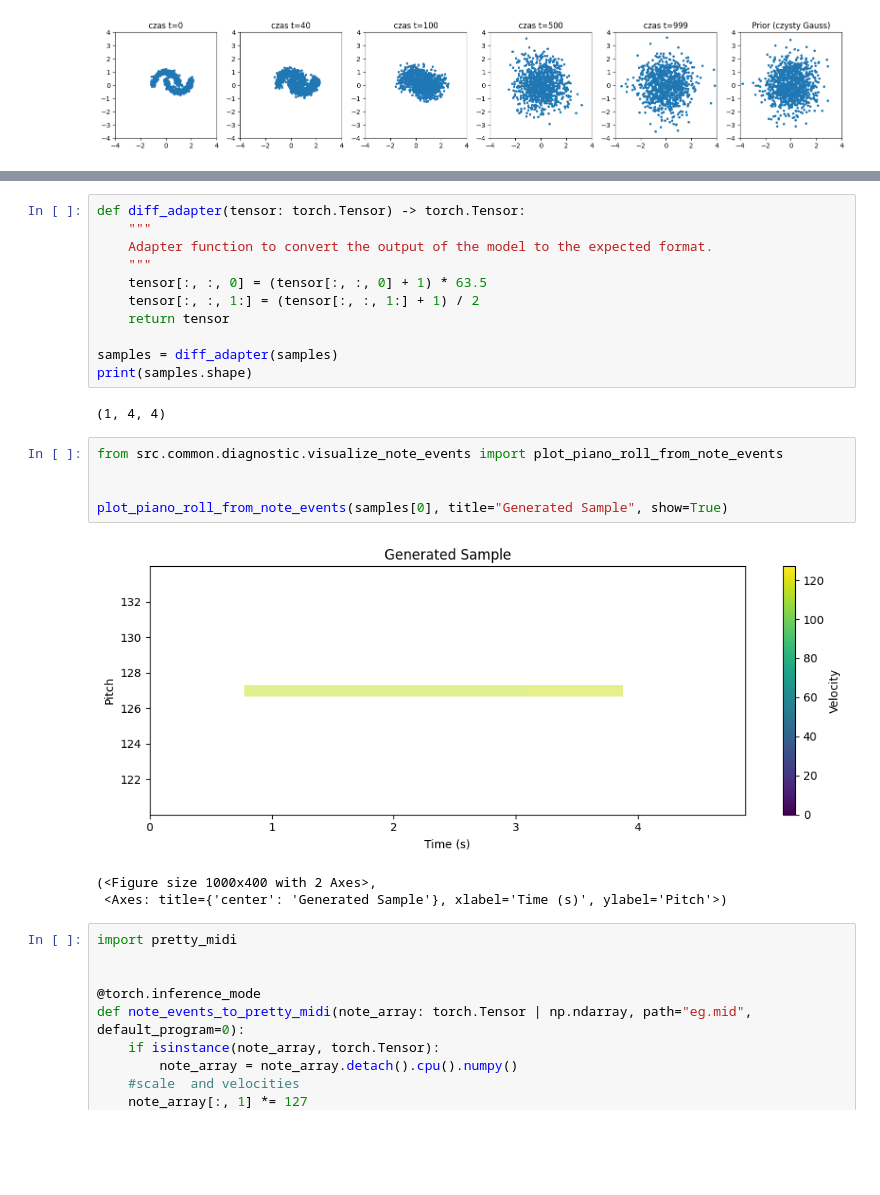
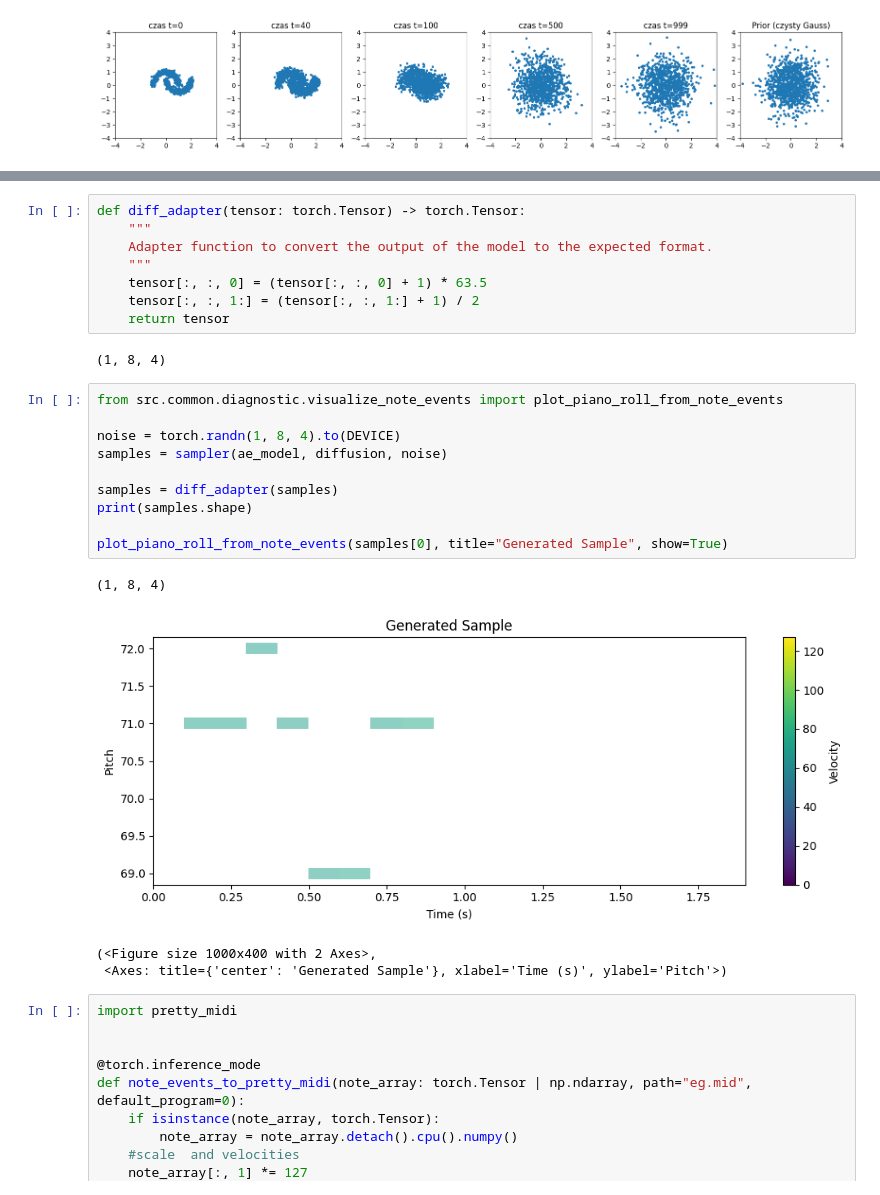
Before and after one commit to T04STER/MidiRepGen, a Jupyter notebook: ddpm.ipynb, the cells around one changed output, grey strips where cells are left out. Drawn from its saved outputs; the diff is of its cells as text; blank space fills up the shorter version.

```diff
--- a/ddpm.ipynb
+++ b/ddpm.ipynb
@@ -222,20 +210,23 @@ def diff_adapter(tensor: torch.Tensor) -> torch.Tensor:
     tensor[:, :, 0] = (tensor[:, :, 0] + 1) * 63.5
     tensor[:, :, 1:] = (tensor[:, :, 1:] + 1) / 2
     return tensor
-
-samples = diff_adapter(samples)
-print(samples.shape)
 # %% [output]
-(1, 4, 4)
+(1, 8, 4)
 # %%
 from src.common.diagnostic.visualize_note_events import plot_piano_roll_from_note_events
 
+noise = torch.randn(1, 8, 4).to(DEVICE)
+samples = sampler(ae_model, diffusion, noise)
+
+samples = diff_adapter(samples)
+print(samples.shape)
 
 plot_piano_roll_from_note_events(samples[0], title="Generated Sample", show=True)
 # %% [output]
+(1, 8, 4)
-[figure, old version]
+[figure, new version]
-(<Figure size 1000x400 with 2 Axes>,
- <Axes: title={'center': 'Generated Sample'}, xlabel='Time (s)', ylabel='Pitch'>)
+(<Figure size 1000x400 with 2 Axes>,
+ <Axes: title={'center': 'Generated Sample'}, xlabel='Time (s)', ylabel='Pitch'>)
 # %%
 import pretty_midi
 
```
Also changed, not shown: parts of 9 cells of this notebook, 4 other files.
